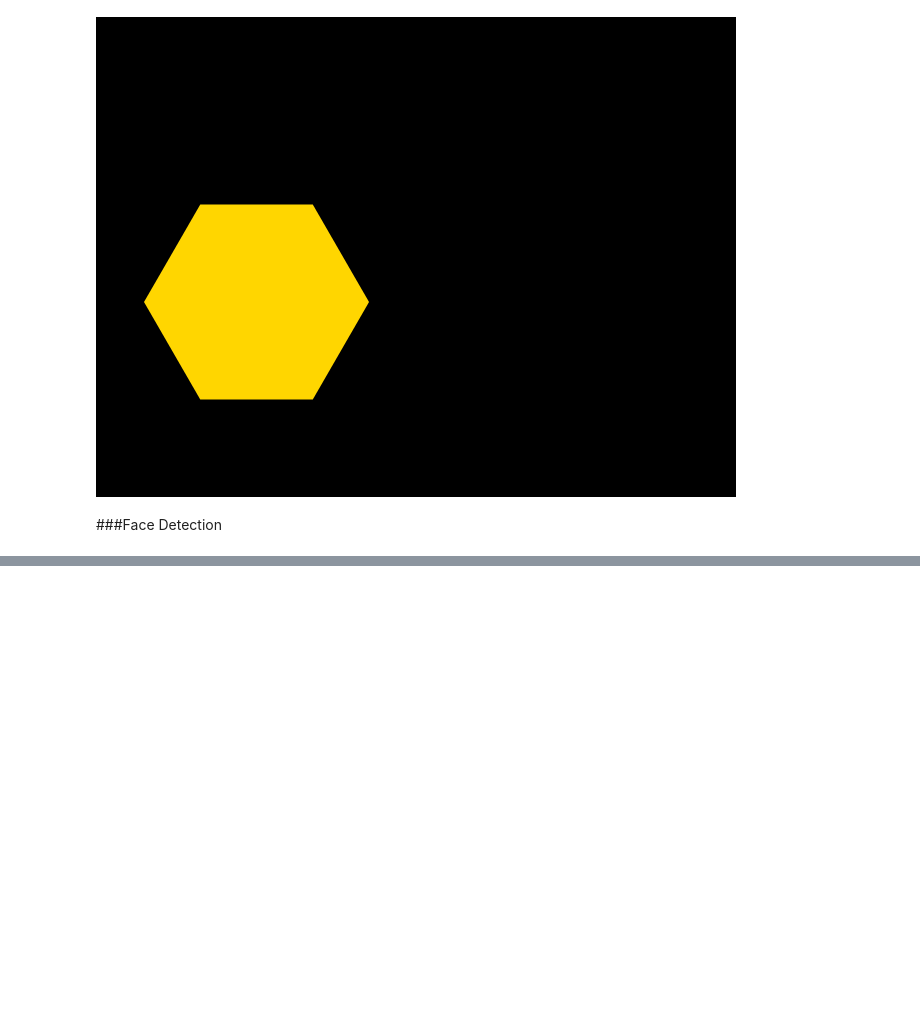
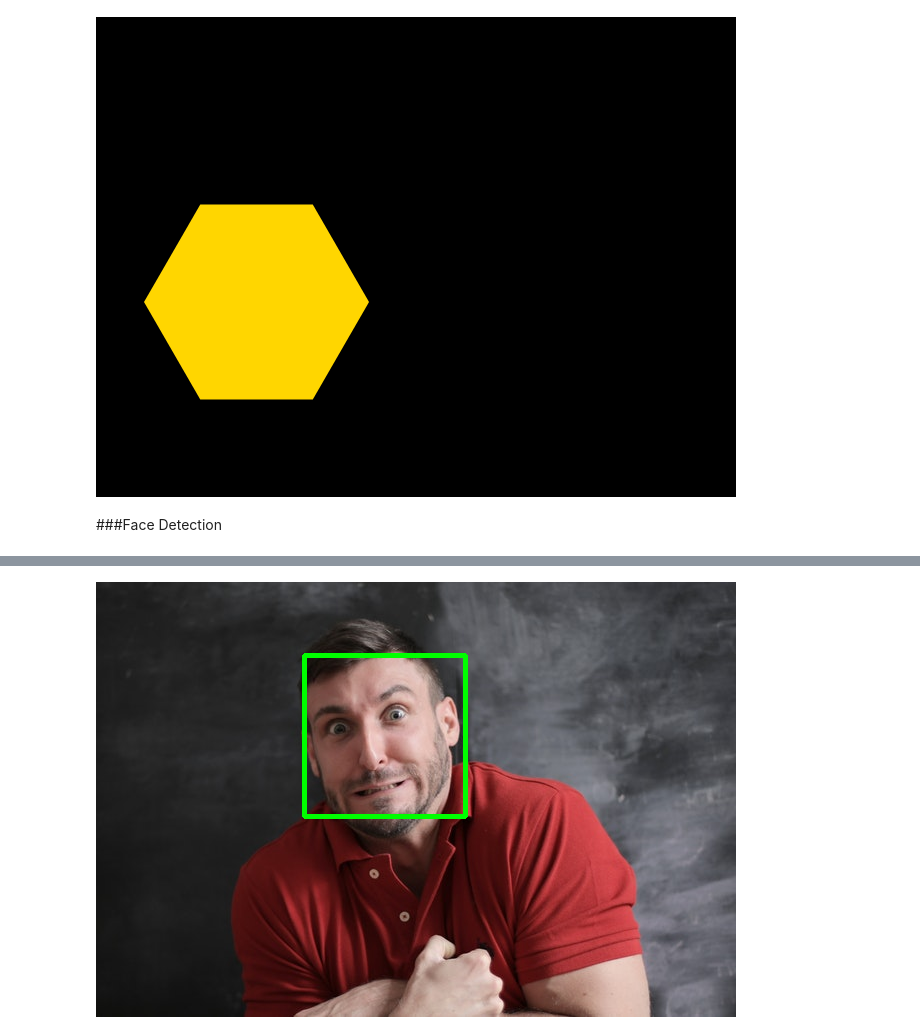
Before and after one commit to ganesh3/opencv-work, a Jupyter notebook: opencv_freecodecamp_intermediate.ipynb, the cells around one changed output, grey strips where cells are left out. Drawn from its saved outputs; the diff is of its cells as text; code cells hidden in the pictures; blank space fills up the shorter version.

```diff
--- a/opencv_freecodecamp_intermediate.ipynb
+++ b/opencv_freecodecamp_intermediate.ipynb
@@ -90,3 +90,6 @@ cv2_imshow(result5)
 [figure]
 # %% [markdown]
 ###Face Detection
+# %%
+#images trained on specific size & colour
+face_cascade = cv2.CascadeClassifier("files/haarcascade_frontalface_default.xml")
@@ -92,0 +111,8 @@ cv2_imshow(result5)
+# %%
+face_detect_coord = face_cascade.detectMultiScale(face_gray, 1.3, 5)
+for x,y,w,h in face_detect_coord:
+  cv2.rectangle(face_img, (x, y), (x+w, y+h), (0, 255, 0), 3)
+
+cv2_imshow(face_img)
+# %% [output]
+[figure, added]
```
Also changed, not shown: parts of 3 cells of this notebook.
